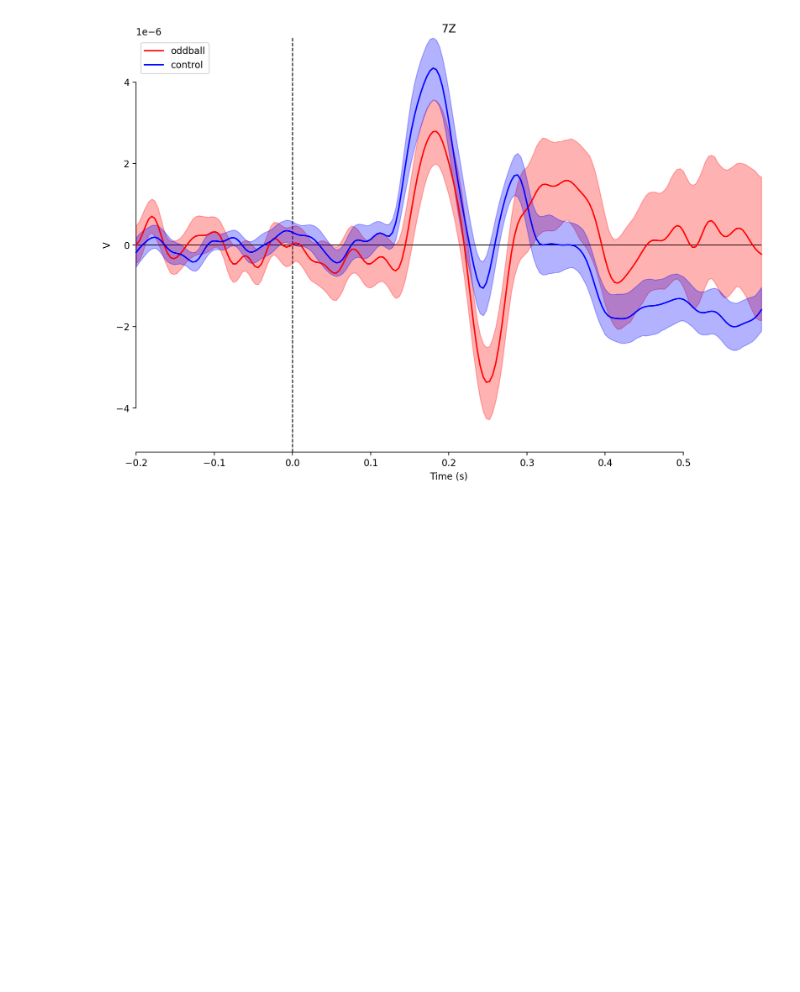
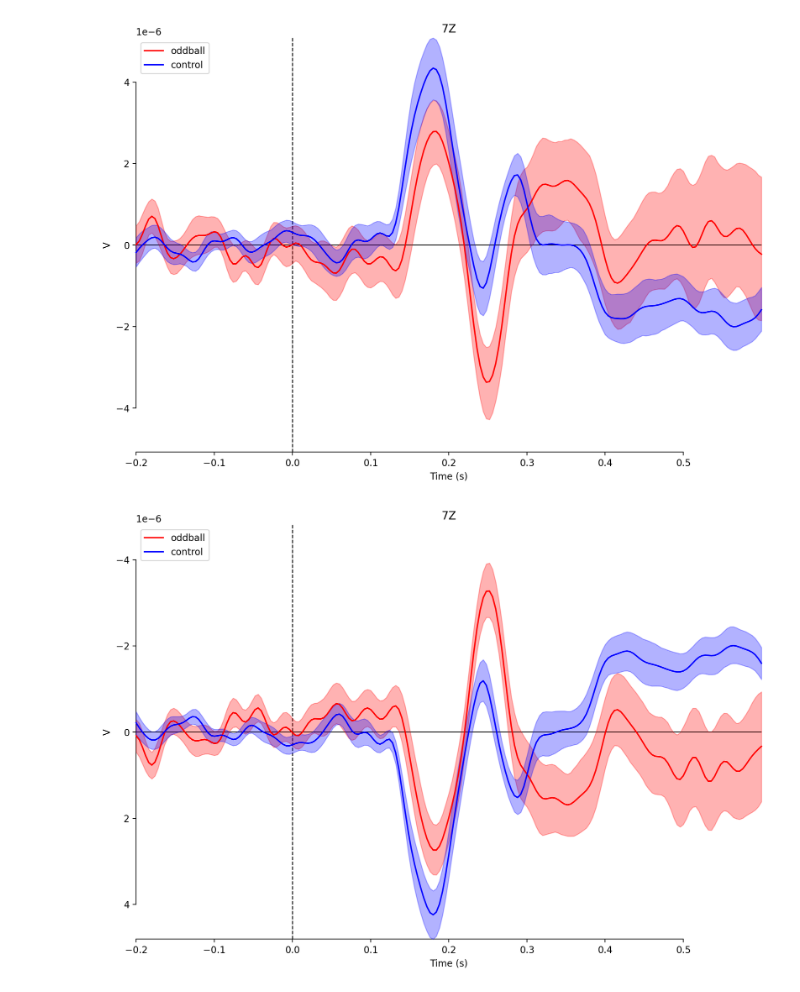
Before and after one commit to ovi-lab/EEG-oddball-task, a Jupyter notebook: src/main.ipynb, the cells around one changed output. Cells and saved outputs as stored; diff of their text form; code cells hidden in the pictures; blank space fills up the shorter version.

Commit message:
ERP by block inverted with 0.8 CI plot

```diff
--- a/src/main.ipynb
+++ b/src/main.ipynb
@@ -135,3 +135,8 @@ evokeds = dict(
 analysis.processing.getERP(evokeds, roi = roi, ci = 0.9, invert = True)
 # %% [output]
 [figure]
+# %%
+#plot evokeds at 0.8 CI
+analysis.processing.getERP(evokeds, roi = roi, ci = 0.8, invert = True)
+# %% [output]
+[figure, added]
```
